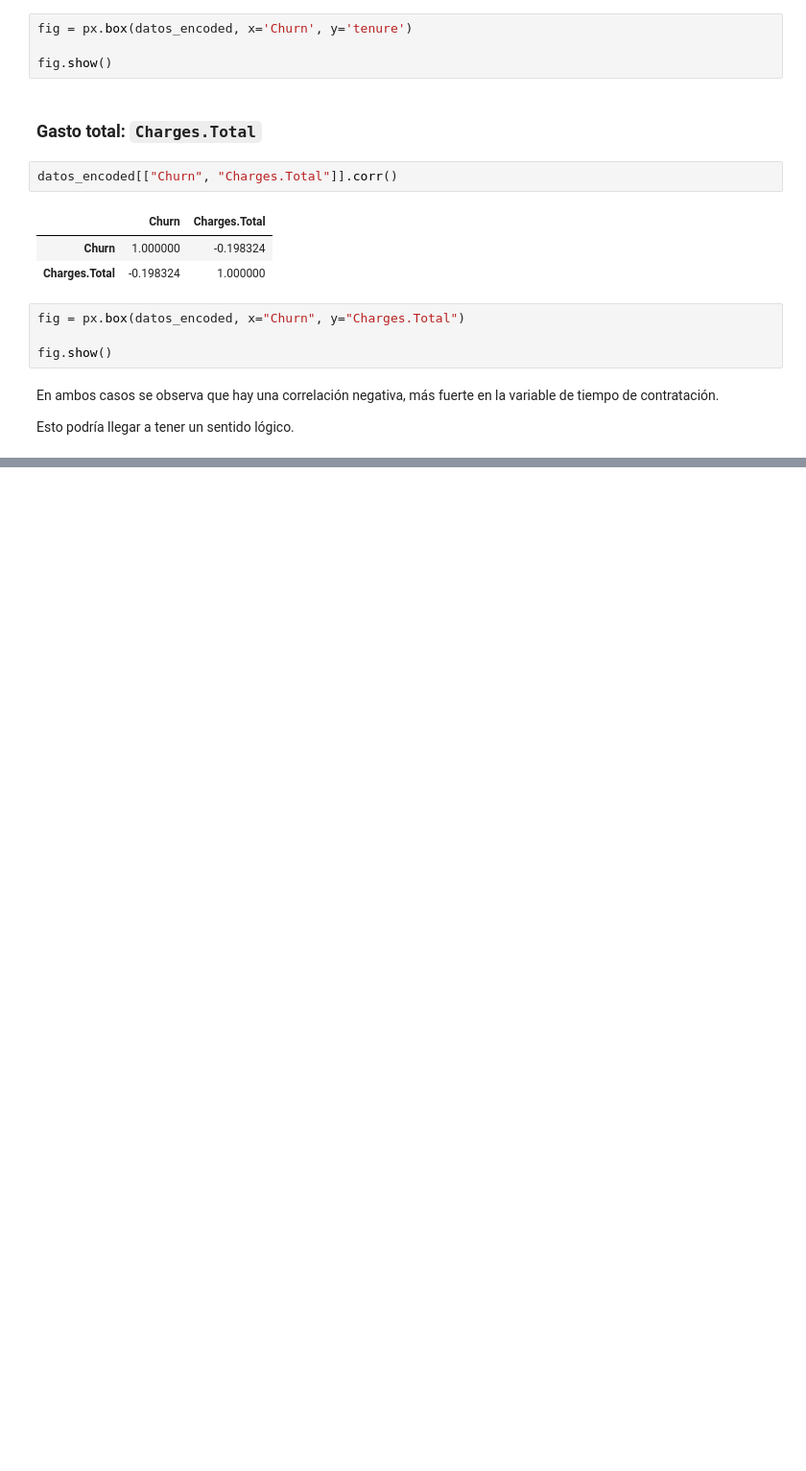
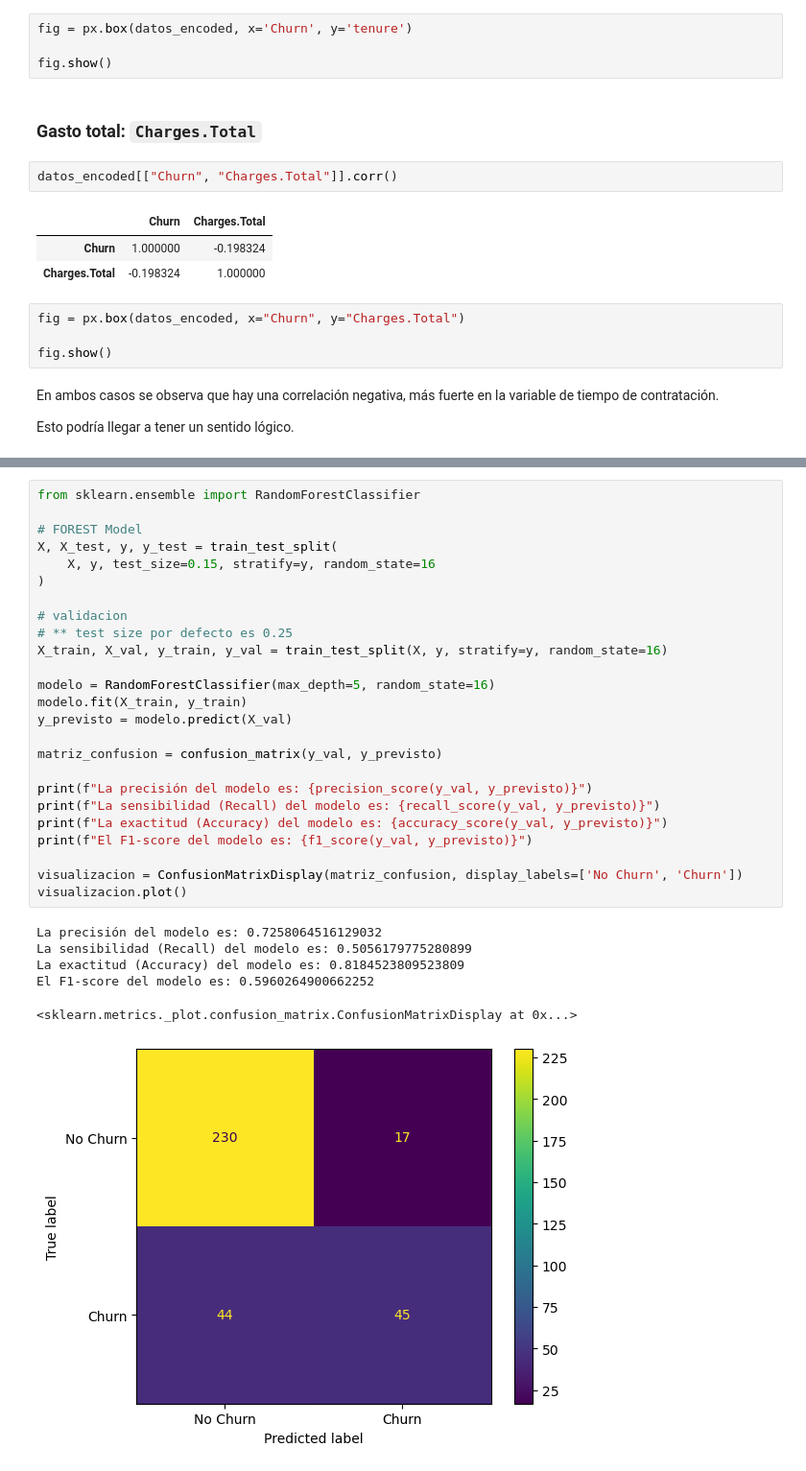
Before and after one commit to Ivan270/telecom-x-pt2, a Jupyter notebook: telecom-x.ipynb, the cells around one changed output, grey strips where cells are left out. Shown at 96% size. Cells and saved outputs as stored; diff of their text form; blank space fills up the shorter version.

```diff
--- a/telecom-x.ipynb
+++ b/telecom-x.ipynb
@@ -195,0 +371,32 @@ Esto podría llegar a tener un sentido lógico.
+# %%
+from sklearn.ensemble import RandomForestClassifier
+
+# FOREST Model
+X, X_test, y, y_test = train_test_split(
+    X, y, test_size=0.15, stratify=y, random_state=16
+)
+
+# validacion
+# ** test size por defecto es 0.25
+X_train, X_val, y_train, y_val = train_test_split(X, y, stratify=y, random_state=16)
+
+modelo = RandomForestClassifier(max_depth=5, random_state=16)
+modelo.fit(X_train, y_train)
+y_previsto = modelo.predict(X_val)
+
+matriz_confusion = confusion_matrix(y_val, y_previsto)
+
+print(f"La precisión del modelo es: {precision_score(y_val, y_previsto)}")
+print(f"La sensibilidad (Recall) del modelo es: {recall_score(y_val, y_previsto)}")
+print(f"La exactitud (Accuracy) del modelo es: {accuracy_score(y_val, y_previsto)}")
+print(f"El F1-score del modelo es: {f1_score(y_val, y_previsto)}")
+
+visualizacion = ConfusionMatrixDisplay(matriz_confusion, display_labels=['No Churn', 'Churn'])
+visualizacion.plot()
+# %% [output]
+La precisión del modelo es: 0.7258064516129032
+La sensibilidad (Recall) del modelo es: 0.5056179775280899
+La exactitud (Accuracy) del modelo es: 0.8184523809523809
+El F1-score del modelo es: 0.5960264900662252
+<sklearn.metrics._plot.confusion_matrix.ConfusionMatrixDisplay at 0x...>
+[figure, added]
```
Also changed, not shown: parts of 26 cells of this notebook.
